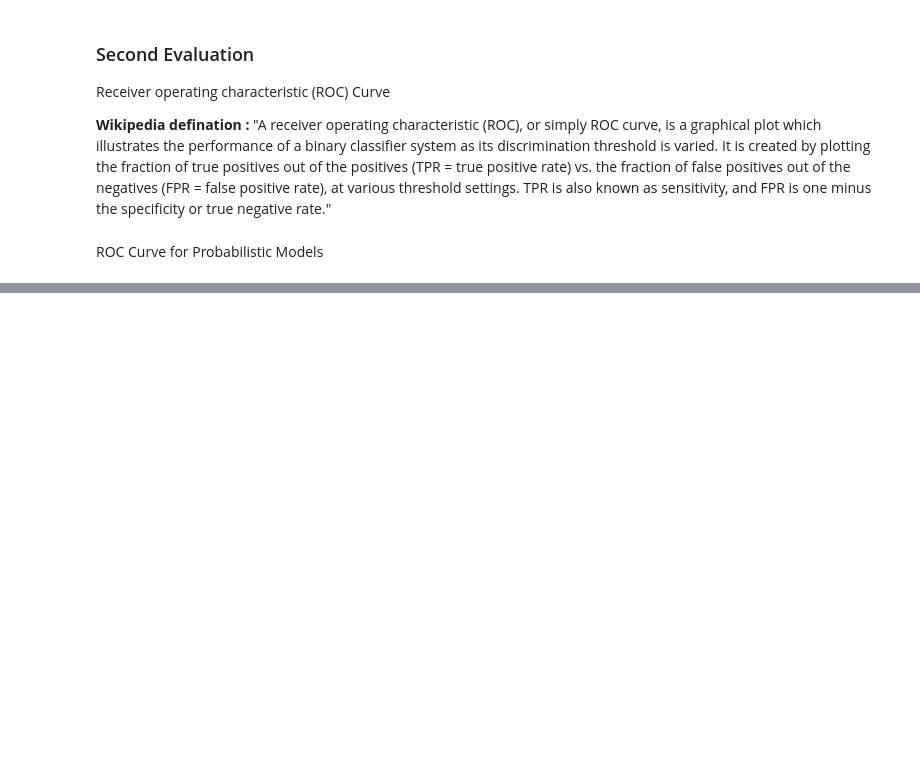
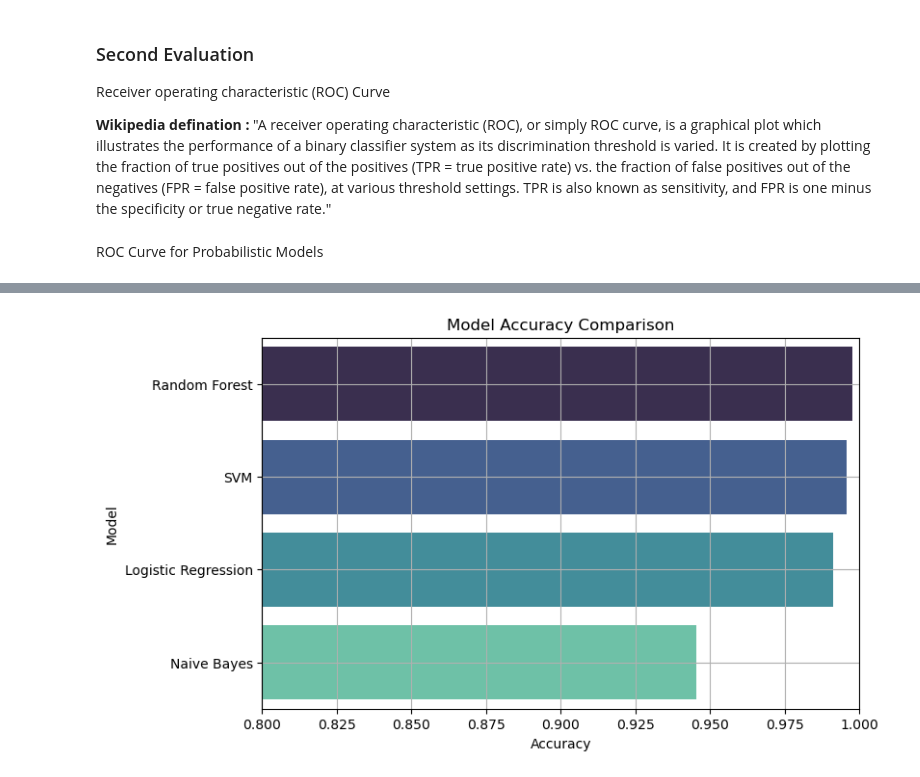
Before and after one commit to kamahTek/Machine-Learning, a Jupyter notebook: Supervised-Learning/Classification/Real-Fake-News/index.ipynb, the cells around one changed output, grey strips where cells are left out. Drawn from its saved outputs; the diff is of its cells as text; code cells hidden in the pictures; blank space fills up the shorter version.

```diff
--- a/Supervised-Learning/Classification/Real-Fake-News/index.ipynb
+++ b/Supervised-Learning/Classification/Real-Fake-News/index.ipynb
@@ -713,0 +720,5 @@ plt.show()
+# %%
+# create a dataframe for our models and respective accuracy
+results_df = pd.DataFrame(results, columns=["Model", "Accuracy"])
+
+results_df
@@ -713,0 +731,15 @@ plt.show()
+# %%
+# plot a barplot in ascending order
+
+results_df = results_df.sort_values(by="Accuracy", ascending=False)
+
+plt.figure(figsize=(8, 5))
+sns.barplot(x="Accuracy", y="Model", data=results_df, palette="mako")
+plt.title("Model Accuracy Comparison")
+plt.xlim(0.8, 1.0)
+plt.xlabel("Accuracy")
+plt.ylabel("Model")
+plt.grid(True)
+plt.show()
+# %% [output]
+[figure, added]
```
Also changed, not shown: parts of 3 cells of this notebook.
